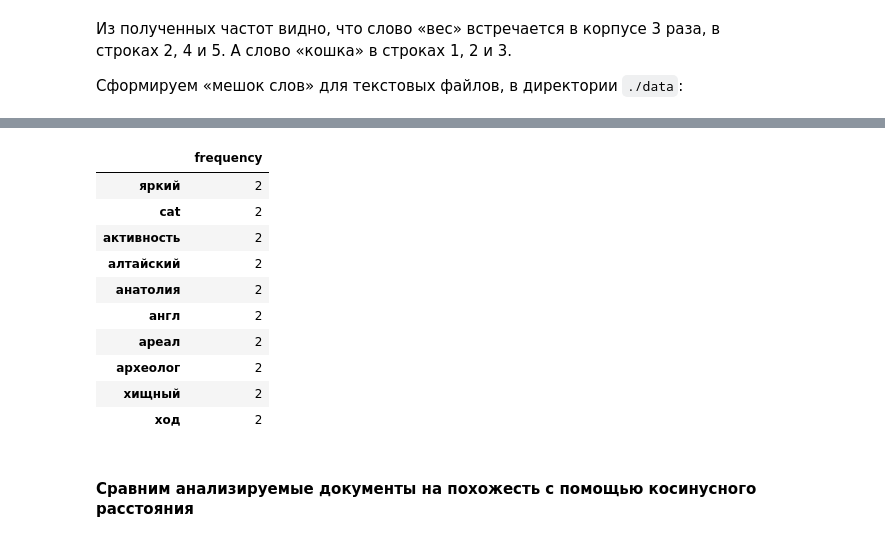
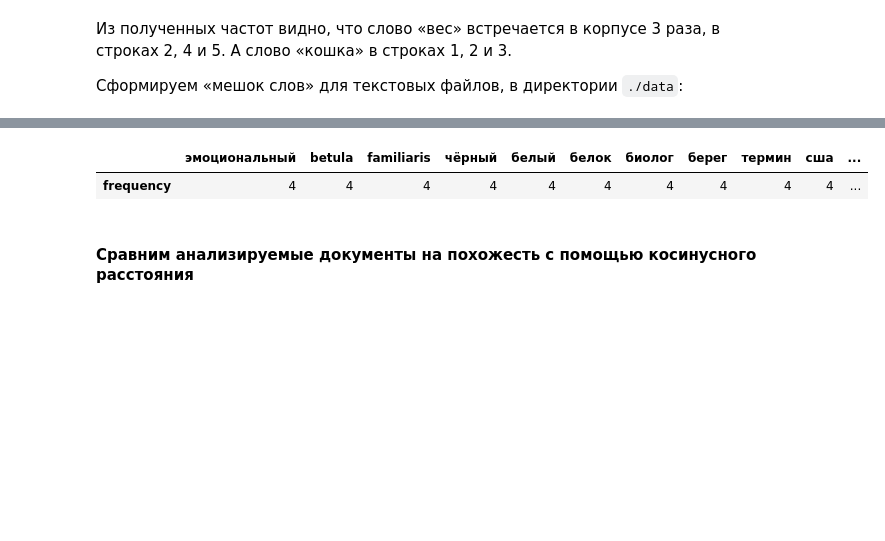
Before and after one commit to dmt-zh/nlp, a Jupyter notebook: Text Representation.ipynb, the cells around one changed output, grey strips where cells are left out. Saved outputs shown, nothing was run; the diff lists cells and outputs as text; code cells hidden in the pictures; blank space fills up the shorter version.

```diff
--- a/Text Representation.ipynb
+++ b/Text Representation.ipynb
@@ -97,6 +99,7 @@ class RussianTokenizer:
         remove_symbols: bool = True,
         normalize_whitespaces: bool = True,
         keep_stopwords: bool = False,
+        min_length: int = 1,
     ):
         if remove_numbers:
             self._remove_numbers = re_compile(r'\p{Number}')
@@ -108,8 +111,9 @@ class RussianTokenizer:
             self._normalize_whitespaces = re_compile(r'\s+')
 
         self._keep_stopwords = keep_stopwords
+        self._min_length = min_length
         self._activated_patterns = tuple(
-            (attr, value) for attr, value in self.__dict__.items() if isinstance(value, Pattern)
+            pattern for attr, pattern in self.__dict__.items() if isinstance(pattern, Pattern)
         )
 
     def __call__(
@@ -120,15 +124,14 @@ class RussianTokenizer:
         ) -> Sequence[str]:
 
         if self._activated_patterns:
-            for attr, regex_pattern in self._activated_patterns:
-                if attr == '_normalize_whitespaces':
-                    text_line = regex_pattern.sub(' ', text_line).strip()
-                else:
-                    text_line = regex_pattern.sub('', text_line).strip()
+            for regex_pattern in self._activated_patterns:
+                text_line = regex_pattern.sub(' ', text_line)
 
         tokenized_doc = ru_spacy_model(text_line)
         if self._keep_stopwords:
-            return list(token.lemma_ for token in tokenized_doc if token.lemma_)
-        return list(token.lemma_ for token in tokenized_doc if token.lemma_ and not token.is_stop)
+            return list(token.lemma_ for token in tokenized_doc if len(token.lemma_) >= self._min_length)
+        return list(token.lemma_ for token in tokenized_doc if len(token.lemma_) >= self._min_length and not token.is_stop)
 
-ru_tokenizer = RussianTokenizer()
+ru_tokenizer = RussianTokenizer(
+    min_length=3,
+)
@@ -380,14 +399,15 @@ doc_files = sorted(data_dir.glob('*_doc*'), key=lambda file: int(file.name.split
 # Проинициализируем векторизатор с аргументом `filename` для считывания файлов
 docs_bow_vectorizer = CountVectorizer(
     input='filename',
+    strip_accents='unicode',
     lowercase=True,
     tokenizer=ru_tokenizer,
     analyzer='word',
+    max_features=350,
     binary=False,
-    max_features=500,
 )
 # Трансформируем документы в мешок слов
-docs_bow = docs_bow_vectorizer.fit_transform(list(data_dir.glob('*_doc*')))
+docs_bow = docs_bow_vectorizer.fit_transform(doc_files)
 docs_bow_df = pd.DataFrame(
     data=docs_bow.toarray(),
     columns=docs_bow_vectorizer.get_feature_names_out()
@@ -422,17 +438,8 @@ docs_bow_df.sum(axis=0).to_frame(name='frequency').sort_values('frequency', asce
 # %%
-docs_bow_df.sum(axis=0).to_frame(name='frequency').sort_values('frequency', ascending=True).head(10)
+docs_bow_df.sum(axis=0).to_frame(name='frequency').sort_values('frequency', ascending=True).head(15).T
 # %% [output]
-|  | frequency |
-| яркий | 2 |
-| cat | 2 |
-| активность | 2 |
-| алтайский | 2 |
-| анатолия | 2 |
-| англ | 2 |
-| ареал | 2 |
-| археолог | 2 |
-| хищный | 2 |
-| ход | 2 |
+|  | эмоциональный | betula | familiaris | чёрный | белый | белок | биолог | берег | термин | сша | ... |
+| frequency | 4 | 4 | 4 | 4 | 4 | 4 | 4 | 4 | 4 | 4 | ... |
 # %% [markdown]
 #### Сравним анализируемые документы на похожесть с помощью косинусного расстояния
 # %%
```
Also changed, not shown: parts of 23 cells of this notebook, 6 other files.
